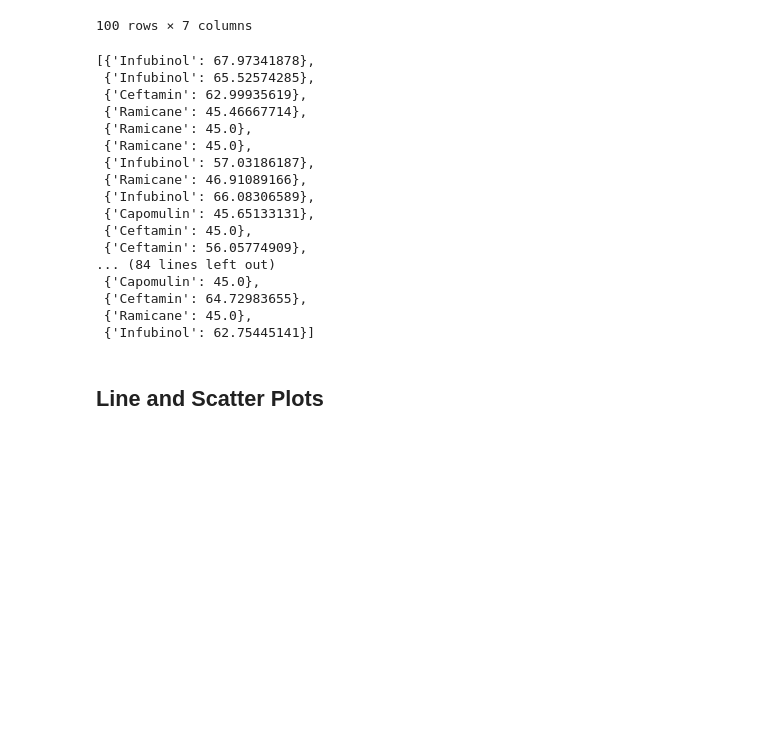
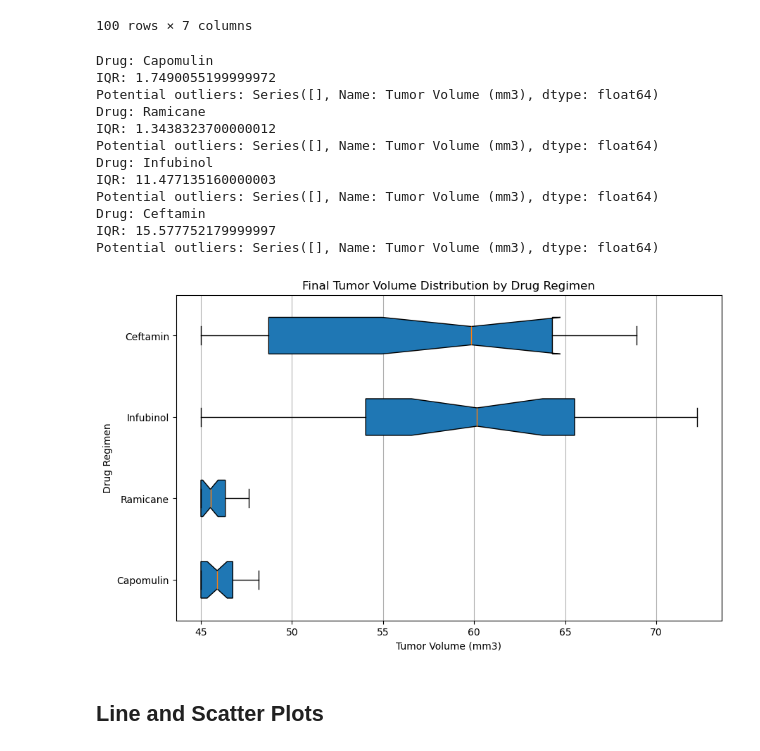
Before and after one commit to baltzelj/pymaceuticals-challenge, a Jupyter notebook: Starter_Code/Pymaceuticals/pymaceuticals_starter.ipynb, the cells around one changed output. Drawn from its saved outputs; the diff is of its cells as text; code cells hidden in the pictures; blank space fills up the shorter version.

```diff
--- a/Starter_Code/Pymaceuticals/pymaceuticals_starter.ipynb
+++ b/Starter_Code/Pymaceuticals/pymaceuticals_starter.ipynb
@@ -238,32 +238,36 @@ key_regs = ['Capomulin', 'Ramicane', 'Infubinol', 'Ceftamin']
 tumor_vol_data = []
 
 # Calculate the IQR and quantitatively determine if there are any potential outliers.
-for index, row in target_reg.iterrows():
-  for regimen in key_regs:
+for treatment in key_regs:
+  final_tumor_volumes = target_reg.loc[target_reg['Drug Regimen'] == treatment, 'Tumor Volume (mm3)']
+  tumor_vol_data.append(final_tumor_volumes)
     # Locate the rows which contain mice for each drug and get the tumor volumes
-    if regimen == row['Drug Regimen']:
-      tumor_vol_data.append({regimen: row['Tumor Volume (mm3)']})
+    # add subset
+    # Determine outliers using upper and lower bounds
+for i, treatment in enumerate(key_regs):
+    quartiles = tumor_vol_data[i].quantile([0.25, 0.5, 0.75])
+    lowerq = quartiles[0.25]
+    upperq = quartiles[0.75]
+    iqr = upperq - lowerq
 
-    # add subset
+    lower_bound = lowerq - (1.5 * iqr)
+    upper_bound = upperq + (1.5 * iqr)
 
+    outliers = tumor_vol_data[i][(tumor_vol_data[i] < lower_bound) | (tumor_vol_data[i] > upper_bound)]
 
-    # Determine outliers using upper and lower bounds
-tumor_vol_data
+    print(f"Drug: {treatment}")
+    print(f"IQR: {iqr}")
+    print(f"Potential outliers: {outliers}")
 # %% [output]
-[{'Infubinol': 67.97341878},
- {'Infubinol': 65.52574285},
- {'Ceftamin': 62.99935619},
- {'Ramicane': 45.46667714},
- {'Ramicane': 45.0},
- {'Ramicane': 45.0},
- {'Infubinol': 57.03186187},
- {'Ramicane': 46.91089166},
- {'Infubinol': 66.08306589},
- {'Capomulin': 45.65133131},
- {'Ceftamin': 45.0},
- {'Ceftamin': 56.05774909},
-... (84 lines left out)
- {'Capomulin': 45.0},
- {'Ceftamin': 64.72983655},
- {'Ramicane': 45.0},
- {'Infubinol': 62.75445141}]
+Drug: Capomulin
+IQR: 1.7490055199999972
+Potential outliers: Series([], Name: Tumor Volume (mm3), dtype: float64)
+Drug: Ramicane
+IQR: 1.3438323700000012
+Potential outliers: Series([], Name: Tumor Volume (mm3), dtype: float64)
+Drug: Infubinol
+IQR: 11.477135160000003
+Potential outliers: Series([], Name: Tumor Volume (mm3), dtype: float64)
+Drug: Ceftamin
+IQR: 15.577752179999997
+Potential outliers: Series([], Name: Tumor Volume (mm3), dtype: float64)
@@ -272,2 +274,15 @@ tumor_vol_data
+# %%
+# Generate a box plot that shows the distrubution of the tumor volume for each treatment group.
+tumor_volumes = {regimen: target_reg.loc[target_reg['Drug Regimen'] == regimen, 'Tumor Volume (mm3)'] for regimen in key_regs}
+
+plt.figure(figsize=(10, 6))
+plt.boxplot(tumor_volumes.values(), labels=tumor_volumes.keys(), patch_artist=True, showfliers=True, notch=True, vert=False)
+plt.xlabel('Tumor Volume (mm3)')
+plt.ylabel('Drug Regimen')
+plt.title('Final Tumor Volume Distribution by Drug Regimen')
+plt.grid(axis='x')
+plt.show()
+# %% [output]
+[figure, added]
 # %% [markdown]
 ## Line and Scatter Plots
```
Also changed, not shown: parts of 7 cells of this notebook.
